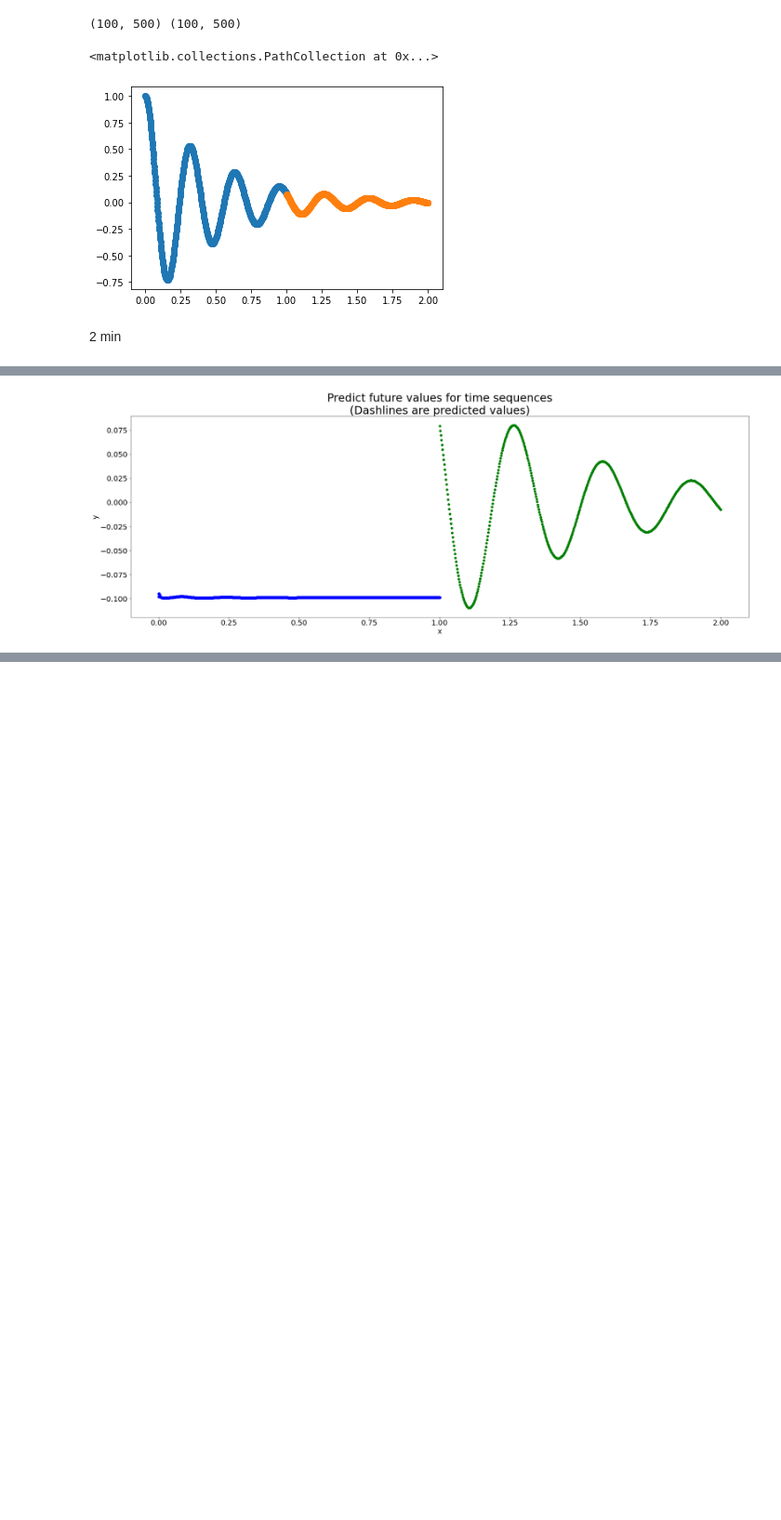
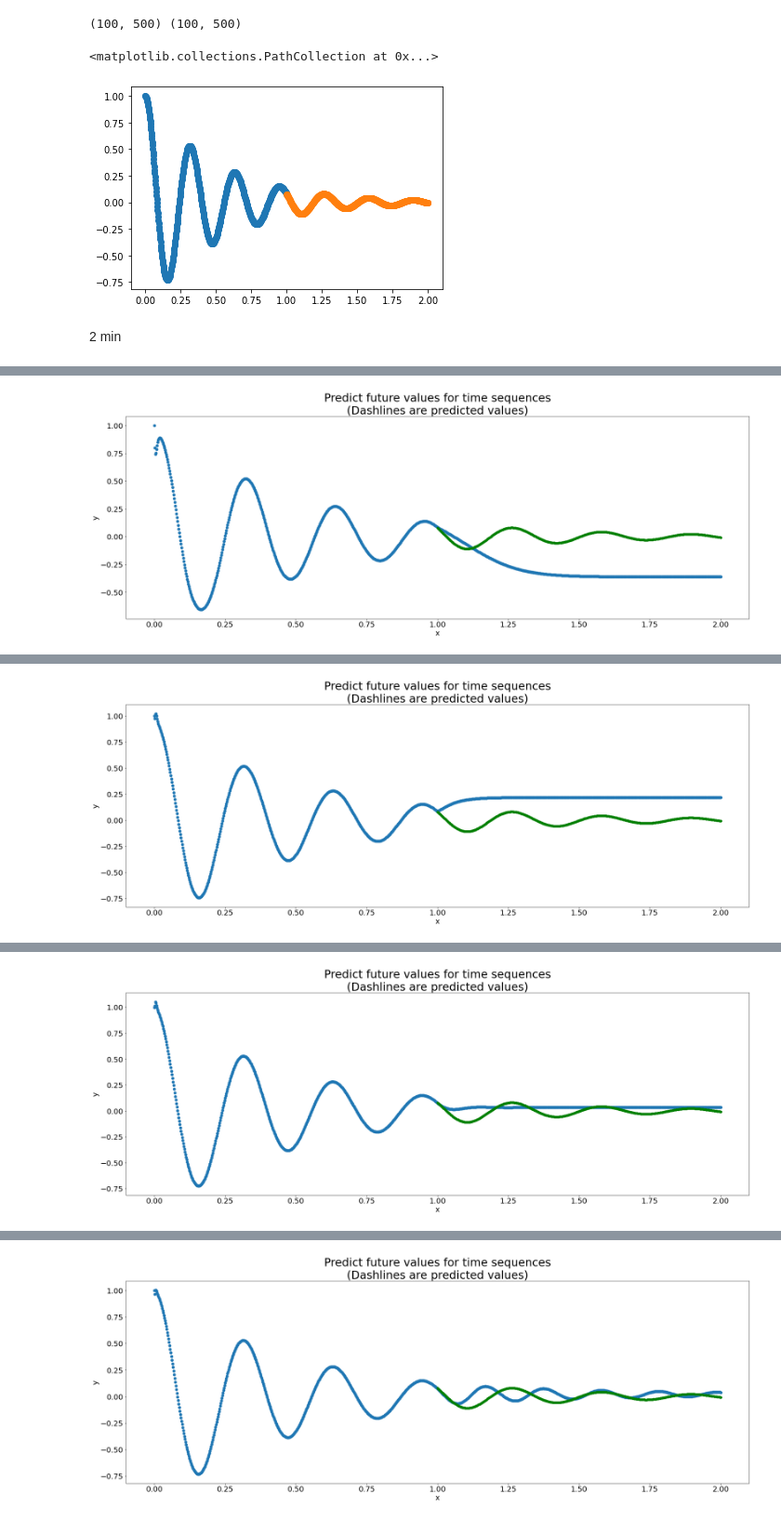
Before and after one commit to soren-hub/IntroductionPinn, a Jupyter notebook: lstm_naive_oscillator.ipynb, the cells around one changed output, grey strips where cells are left out. Shown at 93% size. Saved outputs shown, nothing was run; the diff lists cells and outputs as text; code cells hidden in the pictures; blank space fills up the shorter version.

```diff
--- a/lstm_naive_oscillator.ipynb
+++ b/lstm_naive_oscillator.ipynb
@@ -116,7 +114,7 @@ class PhysicsInformedNN():
 
     def __init__(self):
         # deep neural networks
-        self.dnn = LSTM()
+        self.dnn = LSTM().to(device)
 
 
     def net_u(self,t,future_preds=0):
@@ -125,9 +123,9 @@ class PhysicsInformedNN():
 
     def derivates(self, u ,coordinates):
 
-        coordinates = (coordinates,)
-        u_t = torch.gradient(u, spacing = coordinates)[0]
-        u_tt = torch.gradient(u, spacing = coordinates)[0]
+        coordinates = (coordinates.to(device),)
+        u_t = torch.gradient(u, spacing = coordinates)[0].to(device)
+        u_tt = torch.gradient(u, spacing = coordinates)[0].to(device)
 
         return u_t , u_tt
 
@@ -136,15 +134,15 @@ class PhysicsInformedNN():
 
         u = self.net_u(t)
 
-        u_t = torch.zeros(len(u),len(u[0]))
-        u_tt = torch.zeros(len(u),len(u[0]))
+        u_t = torch.zeros(len(u),len(u[0])).to(device)
+        u_tt = torch.zeros(len(u),len(u[0])).to(device)
 
         coordinate_t = torch.linspace(0,1,len(u[0]))
         for i , time_serie in enumerate(u):
             u_t[i], u_tt[i] =  self.derivates(time_serie, coordinate_t)
 
         f = u_tt + lambda1*u_t + lambda2*u
-        return f , u , u_t , u_tt
+        return f.to(device), u , u_t , u_tt
 
     def predict(self, t,future_preds=0):
         self.dnn.eval()
@@ -158,41 +159,51 @@ model = PhysicsInformedNN()
 np.random.seed(0)
 torch.manual_seed(0)
 # load data and make training set
-inpu = y[3:, :-1]
-target =y[3:, 1:]
-test_input = y[:3, :-1]
-test_target = y[:3, 1:]
+inpu = y[3:, :-1].to(device)
+target =y[3:, 1:].to(device)
+test_input = y[:3, :-1].to(device)
+test_target = y[:3, 1:].to(device)
 # build the model
 seq = PhysicsInformedNN()
 
 
 #begin to train
 
-for i in range(10):
+for i in range(500):
     print('STEP: ', i)
+
     def closure():
         seq.dnn.optimizer.zero_grad()
 
-        physics , u_pred , u_t , u_tt = model.net_f(inpu)
+        physics , u_pred , u_t , u_tt = seq.net_f(inpu)
 
-        # use mean squared error (MSE)
+        c_i = u_pred[:,0]
+        ones= torch.ones_like(c_i)
+        loss_u_pred = torch.mean((ones - c_i)**2)
+        #loss_u_t = torch.mean((u_t[:,0])**2)
+
         loss_u = torch.mean((target - u_pred)**2)
+        # compute the "physics loss"
+        loss_pde = (1e-9)*torch.mean(physics**2)
 
-        # compute the "physics loss"
-        loss_pde = (1e-4)*torch.mean(physics**2)
-        loss = loss_u + loss_pde
+        loss = loss_u + loss_pde/2 + loss_u_pred #+ loss_u_t
 
         print('loss:', loss.item())
-        loss.backward()
+        loss.backward(retain_graph=True)
         return loss
     seq.dnn.optimizer.step(closure)
+
+
+
+
+
     # begin to predict, no need to track gradient here
     with torch.no_grad():
         future = 500
         pred = seq.net_u(test_input, future_preds=future)
         loss_u = torch.mean((test_target - pred[:, :-future])**2)
         print('Loss u: %e'%(loss_u.item()))
-        y = pred.detach().numpy()
+        y = pred.detach().cpu().numpy()
 
     # draw the result
     plt.figure(figsize=(30,10))
@@ -201,7 +212,8 @@ for i in range(10):
     plt.ylabel('y', fontsize=20)
     plt.xticks(fontsize=20)
     plt.yticks(fontsize=20)
-    plt.scatter(torch.linspace(0,1,len(y[0])),y[0],color="b", linewidth = 2.0)
+    d_t=len(y[0])
+    plt.scatter(np.linspace(0,2,d_t), y[0], linewidth = 2.0)
     plt.scatter(x_test[1],y_test[1],color="g")
     #plt.savefig('plots_lstm/predict%d.jpg'%i)
     plt.show()
@@ -213,2 +239,2 @@ Loss u: 1.396332e-01
-[figure, old version]
+[figure, new version]
 STEP:  1
@@ -215,0 +257 @@ loss: 0.297309547662735
+[figure, added]
@@ -216,0 +275 @@ RuntimeError: Trying to backward through the graph a second time (or directly ac
+[figure, added]
@@ -216,0 +293 @@ RuntimeError: Trying to backward through the graph a second time (or directly ac
+[figure, added]
```
Also changed, not shown: parts of 6 cells of this notebook.
